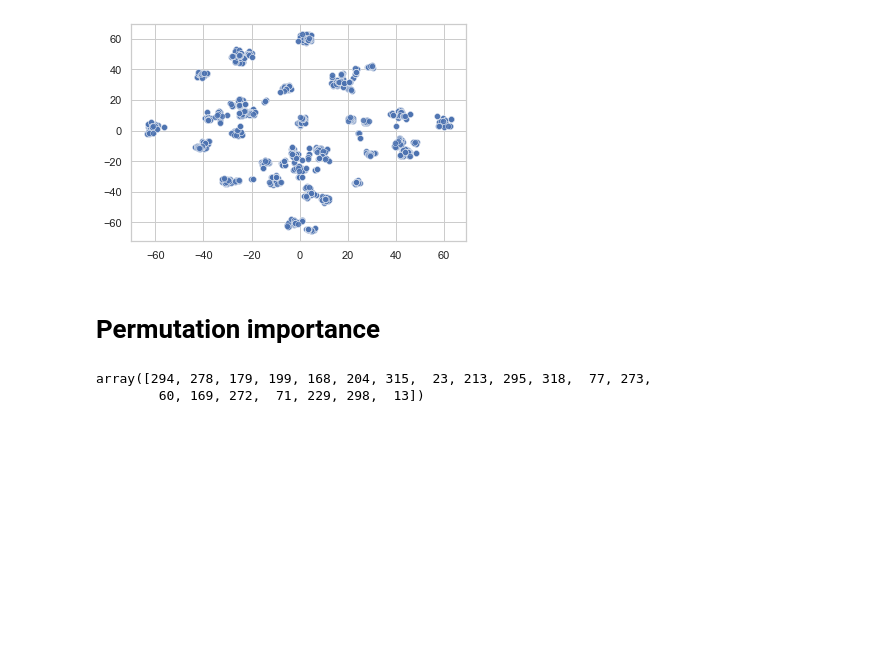
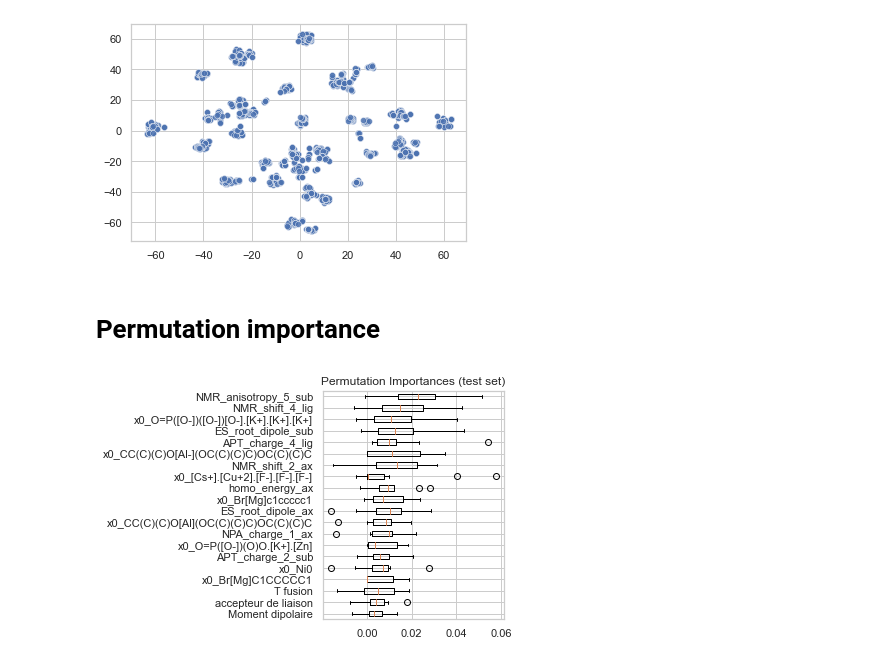
Before and after one commit to truejulosdu13/NiCOlit, a Jupyter notebook: permutation_importance_dft.ipynb, the cells around one changed output. Drawn from its saved outputs; the diff is of its cells as text; code cells hidden in the pictures; blank space fills up the shorter version.

Commit message:
permutation_importance

```diff
--- a/permutation_importance_dft.ipynb
+++ b/permutation_importance_dft.ipynb
@@ -151,11 +151,3 @@ Choosing n_pc = 100
 # %%
 from sklearn.ensemble import RandomForestRegressor
 from sklearn.inspection import permutation_importance
-# %%
-X_reg = X.copy()
-X_reg = pd.DataFrame(X_reg, index=df_data.index)
-i = 1
-X_train, X_test, y_train, y_test = train_test_split(X_reg, y, test_size=0.1, random_state=i)
-rf = RandomForestRegressor(n_estimators=100)
-rf.fit(X_train, y_train)
-y_pred = rf.predict(X_test)
@@ -167,5 +153,0 @@ sorted_idx = result.importances_mean.argsort()[-keep_feautres:]
-# %%
-sorted_idx
-# %% [output]
-array([294, 278, 179, 199, 168, 204, 315,  23, 213, 295, 318,  77, 273,
-        60, 169, 272,  71, 229, 298,  13])
@@ -179,0 +157,32 @@ plt.show()
+# %%
+# averaging permutation importances on n_iterations models trained on different
+# splits of the dataset
+n_iterations = 10
+
+for i in range(n_iterations):
+    X_train, X_test, y_train, y_test = train_test_split(X_reg, y, test_size=0.1, random_state=i)
+    rf = RandomForestRegressor(n_estimators=100)
+    rf.fit(X_train, y_train)
+    result = permutation_importance(rf, X_test, y_test, n_repeats=10,
+                                random_state=42, n_jobs=2)
+    if i == 0:
+        r = result.importances_mean.reshape(-1,1)
+    else:
+        r = np.concatenate((r, result.importances_mean.reshape(-1,1)), axis=1)
+
+r_mean = []
+for results in r:
+    r_mean.append(np.mean(results))
+
+keep_feautres = 20
+sorted_idx = np.array(r_mean).argsort()[-keep_feautres:]
+
+fig, ax = plt.subplots()
+
+ax.boxplot(r[sorted_idx].T,
+           vert=False, labels=X_reg.columns[sorted_idx])
+ax.set_title("Permutation Importances (test set)")
+fig.tight_layout()
+plt.show()
+# %% [output]
+[figure, added]
```
Also changed, not shown: parts of 3 cells of this notebook, 2 other files.
